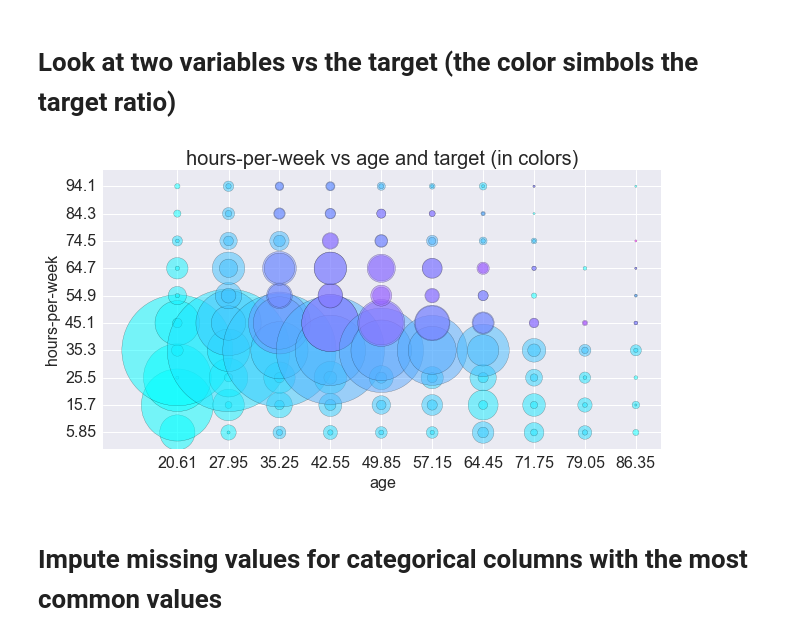
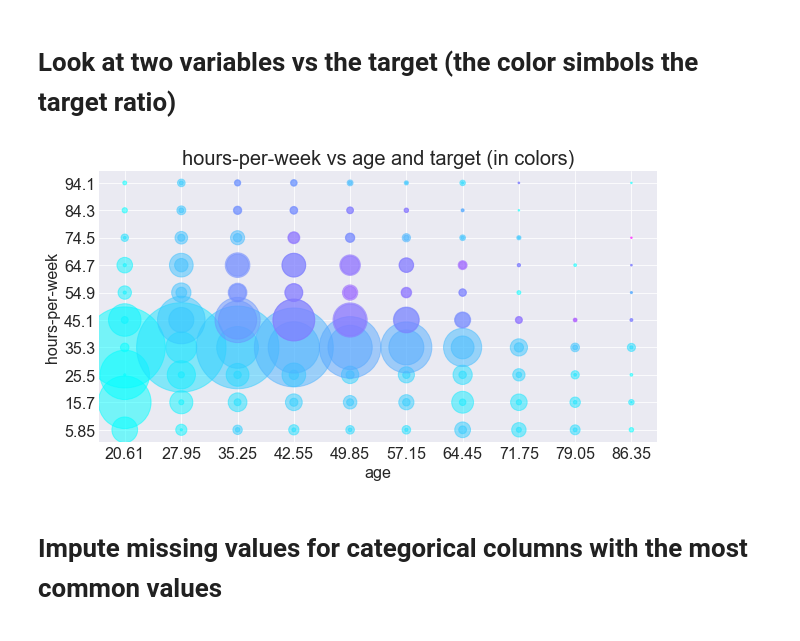
Before and after one commit to shirmeir/notebooks, a Jupyter notebook: predicting_income_from_census_income_data.ipynb, the cells around one changed output. Drawn from its saved outputs; the diff is of its cells as text; code cells hidden in the pictures.

```diff
--- a/predicting_income_from_census_income_data.ipynb
+++ b/predicting_income_from_census_income_data.ipynb
@@ -80,6 +85,7 @@ numerical_columns = df.describe().columns
 %matplotlib inline
 import seaborn as sns
 from matplotlib import pyplot as plt
+sns.set_style("darkgrid")
 plt.figure(figsize=(30,5))
 for i,col in enumerate(numerical_columns):
     plt.subplot(1,len(numerical_columns),i+1)
@@ -152,16 +155,19 @@ from matplotlib import pyplot as plt
 
 
 def get_point(x, digits=2):
-    a, b = x.split(',')
-    a = float(a.strip("("))
-    b = float(b.strip("]"))
+    if not isinstance(x,pd.Interval):
+        a, b = x.split(',')
+        a = float(a.strip("("))
+        b = float(b.strip("]"))
+    else:
+        a,b = x.left, x.right
     c = (a+b)/2
     return np.round(c,digits)
 
 
 def bubble_plot(df, x, y, z_boolean=None, ordered_x_values=None, ordered_y_values=None, bins_x=10,
-                bins_y=10, fontsize=16, figsize=(10,5), maximal_bubble_size=4000,
-                normalization_by_all = False, log=False):
+                bins_y=10, fontsize=16, figsize=(10,5), maximal_bubble_size=3500,
+                normalization_by_all=False, log=False):
     """
     :param df: dataframe
     :param x:  name of first numerical/categorical field (string) (for x-axis)
@@ -229,12 +235,13 @@ def plot_without_z(df, x, y, z, count_table, bins_x, bins_y, x_is_numeric, y_is_
 
     return count_table_long, xticks, yticks, xticklabels, yticklabels
 
-def plot_with_z(df, x, y, z_boolean, bins_x, bins_y, x_is_numeric, y_is_numeric, ordered_x_values, ordered_y_values, maximal_bubble_size=4000, normalization_by_all=False):
+def plot_with_z(df, x, y, z_boolean, bins_x, bins_y, x_is_numeric, y_is_numeric, ordered_x_values,
+                ordered_y_values, maximal_bubble_size=4000, normalization_by_all=False):
     count_table = pd.concat([pd.cut(df[x], bins=bins_x) if x_is_numeric else df[x],
                          pd.cut(df[y], bins=bins_y) if y_is_numeric else df[y], df[z_boolean]], axis=1)
     count_table = count_table.groupby([x,z_boolean])[y].value_counts().unstack().fillna(0)
-    count_table = count_table.unstack()
-    count_table_long = pd.melt(count_table.reset_index(), id_vars=x)
+    count_table = count_table.unstack().unstack()
+    count_table_long = count_table.reset_index().rename(columns={0: 'value'}) #pd.melt(count_table.reset_index(), id_vars=x)
     z_boolean_values = count_table_long[z_boolean].unique()
     ratio = pd.DataFrame({'ratio':count_table_long.set_index([x,y,z_boolean]).unstack()['value'][z_boolean_values[1]] / (
     count_table_long.set_index([x,y,z_boolean]).unstack()['value'].sum(axis=1) )})
@@ -268,9 +275,9 @@ bubble_plot(df,'education-num','target', normalization_by_all=False)
 # %% [markdown]
 # Look at two variables vs the target (the color simbols the target ratio)
 # %%
-bubble_plot(df, x='age', y='hours-per-week', z_boolean='target', maximal_bubble_size=15000)
+bubble_plot(df, x='age', y='hours-per-week', z_boolean='target', maximal_bubble_size=8000)
 # %% [output]
-[figure, old version]
+[figure, new version]
 # %% [markdown]
 # Impute missing values for categorical columns with the most common values
 # %% [markdown]
```
Also changed, not shown: parts of 38 cells of this notebook, 1 other file.
